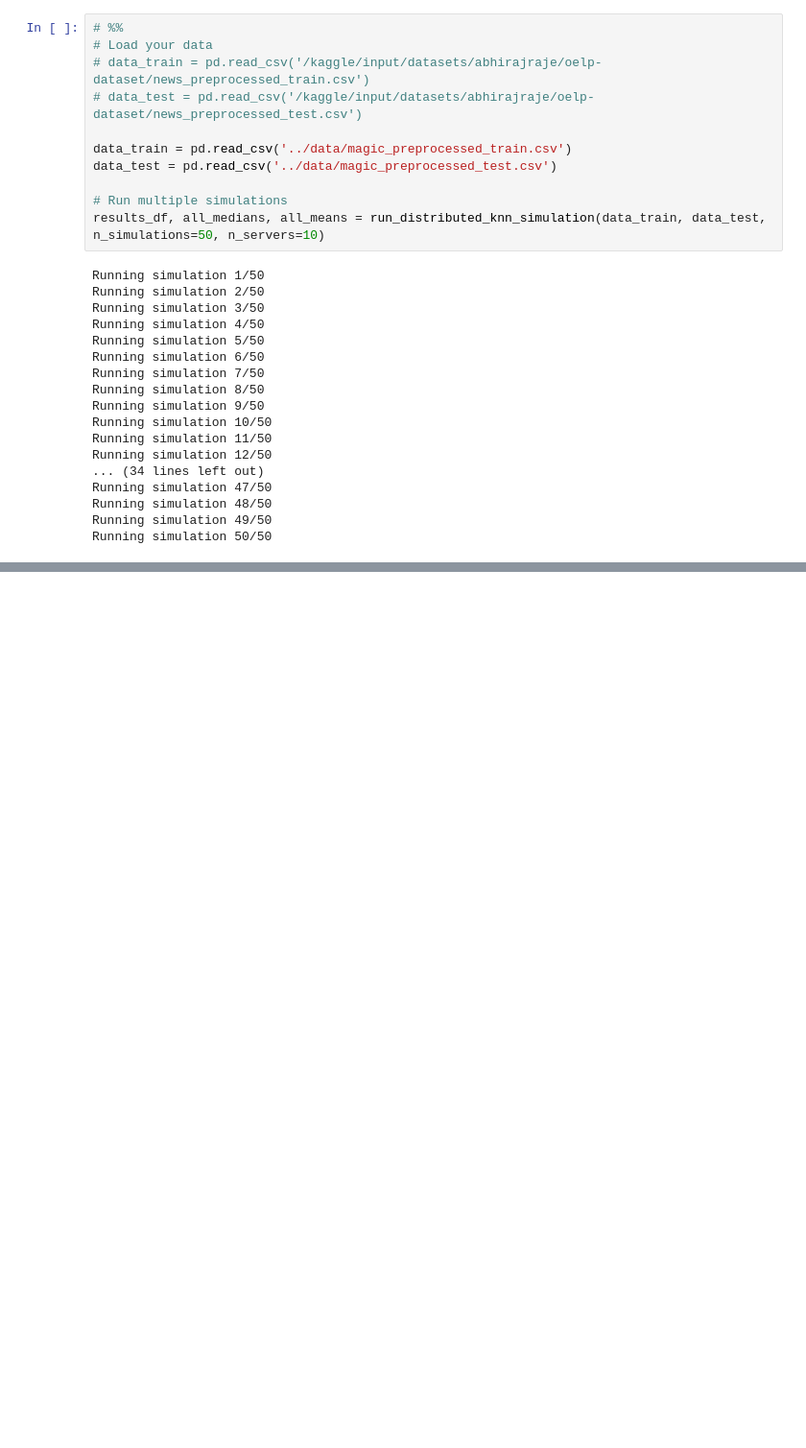
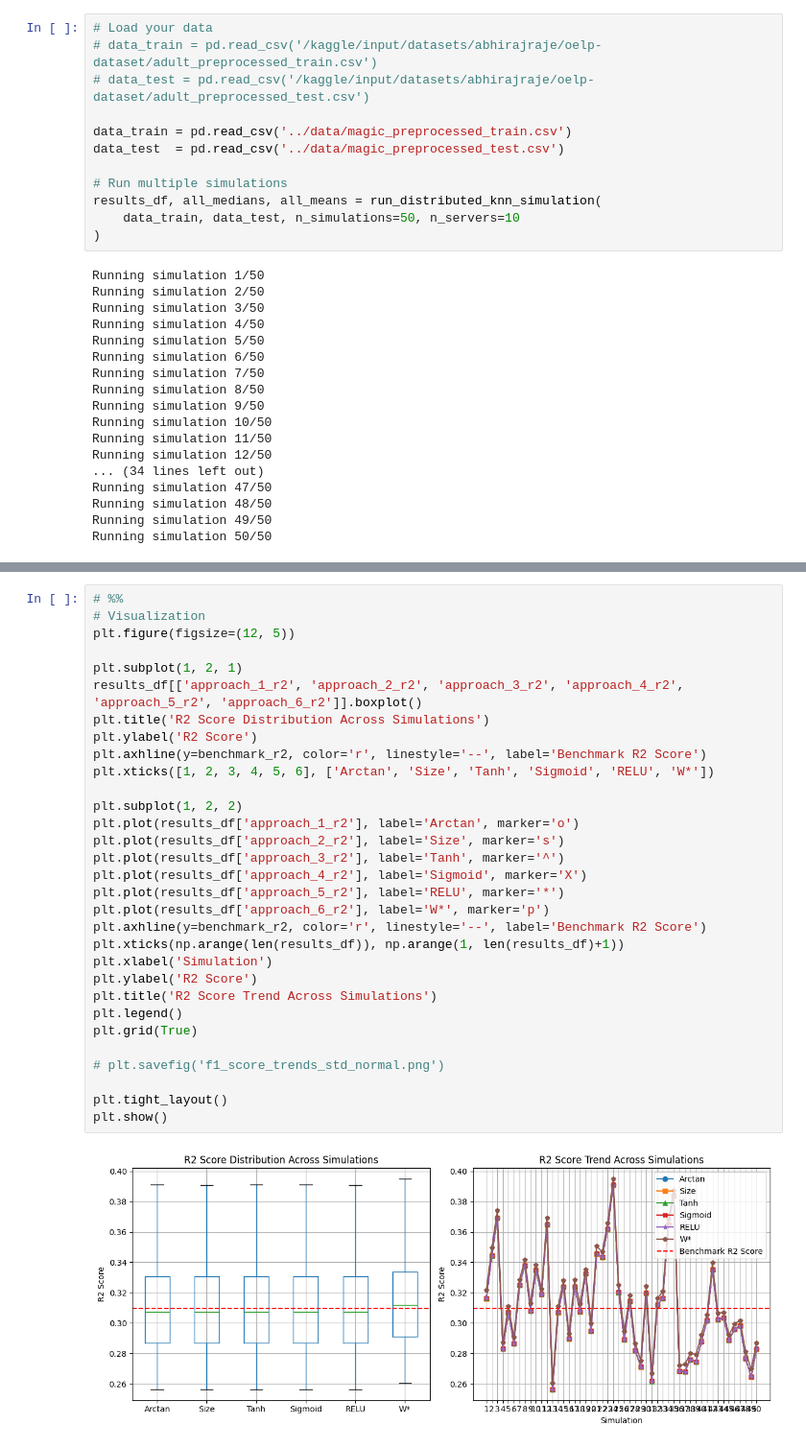
Before and after one commit to Abhiraj212024/KNN_Research, a Jupyter notebook: Simulations/magic.ipynb, the cells around one changed output, grey strips where cells are left out. Shown at 96% size. Cells and saved outputs as stored; diff of their text form; blank space fills up the shorter version.

```diff
--- a/Simulations/magic.ipynb
+++ b/Simulations/magic.ipynb
@@ -698,17 +541,18 @@ def run_distributed_knn_simulation(data_train, data_test, n_simulations=10, n_se
 
     results_df = pd.DataFrame(simulation_results)
     return results_df, all_medians, all_means
-# %%
 # %%
 # Load your data
-# data_train = pd.read_csv('/kaggle/input/datasets/abhirajraje/oelp-dataset/news_preprocessed_train.csv')
-# data_test = pd.read_csv('/kaggle/input/datasets/abhirajraje/oelp-dataset/news_preprocessed_test.csv')
+# data_train = pd.read_csv('/kaggle/input/datasets/abhirajraje/oelp-dataset/adult_preprocessed_train.csv')
+# data_test = pd.read_csv('/kaggle/input/datasets/abhirajraje/oelp-dataset/adult_preprocessed_test.csv')
 
 data_train = pd.read_csv('../data/magic_preprocessed_train.csv')
-data_test = pd.read_csv('../data/magic_preprocessed_test.csv')
+data_test  = pd.read_csv('../data/magic_preprocessed_test.csv')
 
 # Run multiple simulations
-results_df, all_medians, all_means = run_distributed_knn_simulation(data_train, data_test, n_simulations=50, n_servers=10)
+results_df, all_medians, all_means = run_distributed_knn_simulation(
+    data_train, data_test, n_simulations=50, n_servers=10
+)
 # %% [output]
 Running simulation 1/50
 Running simulation 2/50
@@ -983,3 +666,36 @@ plt.show()
+# %%
+# %%
+# Visualization
+plt.figure(figsize=(12, 5))
+
+plt.subplot(1, 2, 1)
+results_df[['approach_1_r2', 'approach_2_r2', 'approach_3_r2', 'approach_4_r2', 'approach_5_r2', 'approach_6_r2']].boxplot()
+plt.title('R2 Score Distribution Across Simulations')
+plt.ylabel('R2 Score')
+plt.axhline(y=benchmark_r2, color='r', linestyle='--', label='Benchmark R2 Score')
+plt.xticks([1, 2, 3, 4, 5, 6], ['Arctan', 'Size', 'Tanh', 'Sigmoid', 'RELU', 'W*'])
+
+plt.subplot(1, 2, 2)
+plt.plot(results_df['approach_1_r2'], label='Arctan', marker='o')
+plt.plot(results_df['approach_2_r2'], label='Size', marker='s')
+plt.plot(results_df['approach_3_r2'], label='Tanh', marker='^')
+plt.plot(results_df['approach_4_r2'], label='Sigmoid', marker='X')
+plt.plot(results_df['approach_5_r2'], label='RELU', marker='*')
+plt.plot(results_df['approach_6_r2'], label='W*', marker='p')
+plt.axhline(y=benchmark_r2, color='r', linestyle='--', label='Benchmark R2 Score')
+plt.xticks(np.arange(len(results_df)), np.arange(1, len(results_df)+1))
+plt.xlabel('Simulation')
+plt.ylabel('R2 Score')
+plt.title('R2 Score Trend Across Simulations')
+plt.legend()
+plt.grid(True)
+
+# plt.savefig('f1_score_trends_std_normal.png')
+
+plt.tight_layout()
+plt.show()
+# %% [output]
+[figure, added]
 # %%
 # %%
 # Statistical significance testing
```
Also changed, not shown: parts of 13 cells of this notebook, 5 other files.
